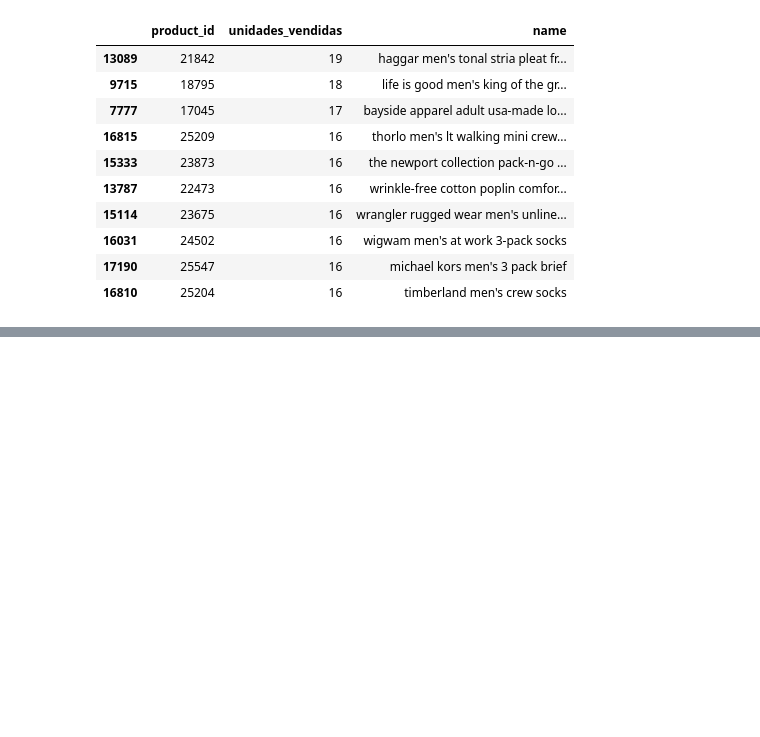
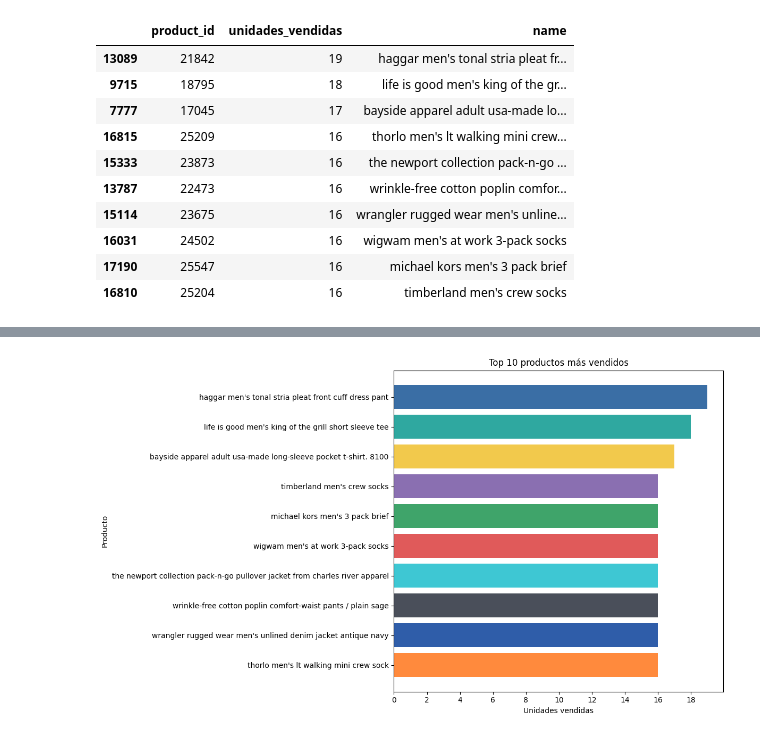
Before and after one commit to ecalderonf/master_DataAnalitics, a Jupyter notebook: modulo-09-proyecto-final/src/ecalderonf_proyecto_final.ipynb, the cells around one changed output, grey strips where cells are left out. Saved outputs shown, nothing was run; the diff lists cells and outputs as text; code cells hidden in the pictures; blank space fills up the shorter version.

```diff
--- a/modulo-09-proyecto-final/src/ecalderonf_proyecto_final.ipynb
+++ b/modulo-09-proyecto-final/src/ecalderonf_proyecto_final.ipynb
@@ -1168,0 +1328,34 @@ df_top_vendidos.head(10)
+# %%
+from matplotlib.ticker import MaxNLocator
+
+# Metricas Productos destacados
+
+# Top 10 (ya ordenado de mayor a menor)
+df_top10 = df_top_vendidos.head(10).copy()
+
+# Para que el más vendido quede ARRIBA en la gráfica:
+df_top10 = df_top10.sort_values('unidades_vendidas', ascending=True)
+
+# 10 colores aleatorios
+colores_usados = random.sample(colores, 10)
+
+plt.figure(figsize=(12, 7))
+
+plt.barh(
+    df_top10['name'],
+    df_top10['unidades_vendidas'],
+    color=colores_usados
+)
+
+plt.title("Top 10 productos más vendidos")
+plt.xlabel("Unidades vendidas")
+plt.ylabel("Producto")
+
+# Escala del eje X solo con enteros
+ax = plt.gca()
+ax.xaxis.set_major_locator(MaxNLocator(integer=True))
+
+plt.tight_layout()
+plt.show()
+# %% [output]
+[figure, added]
```
Also changed, not shown: parts of 8 cells of this notebook.
